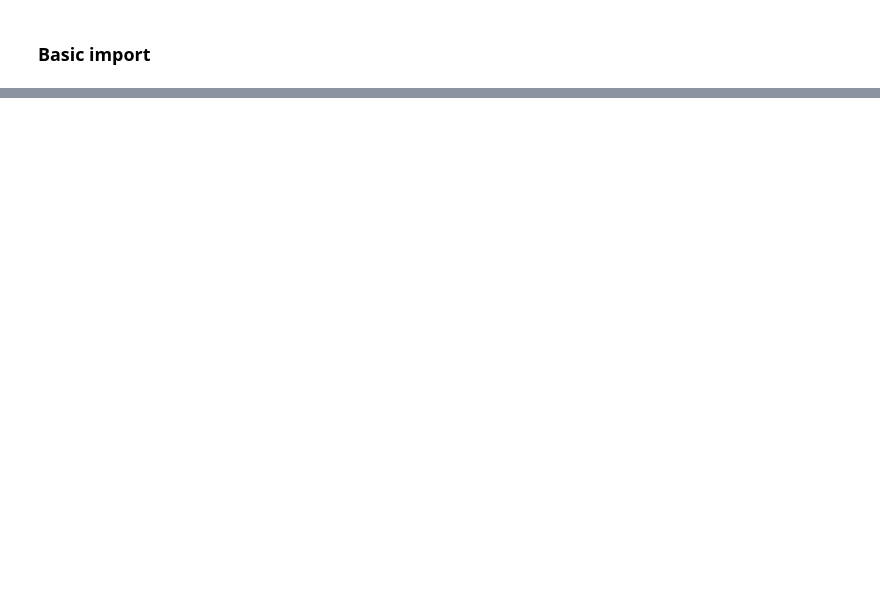
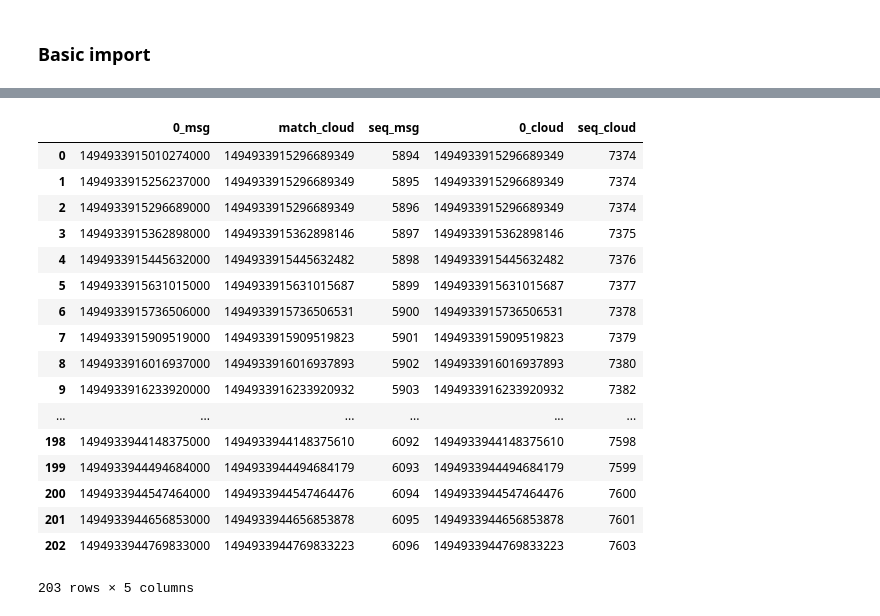
Before and after one commit to gbarrene/social_tracking, a Jupyter notebook: synchronization/Array_creation.ipynb, the cells around one changed output, grey strips where cells are left out. Drawn from its saved outputs; the diff is of its cells as text; code cells hidden in the pictures; blank space fills up the shorter version.

Commit message:
synchronization between cloud and msg - creation of a dataframe with index seq of msg and data seq of closest cloud

```diff
--- a/synchronization/Array_creation.ipynb
+++ b/synchronization/Array_creation.ipynb
@@ -57,0 +104,36 @@ SyntaxError: unexpected EOF while parsing (<ipython-input-55-7ab1b9760af2>, line
+# %%
+match_cloud= []
+for index, row in detect.iterrows():
+    #print index
+    #print row[0]
+    cloudSeqMatched = find_nearest(np.asarray(cloudTime), row[0])
+    match_cloud.append(cloudSeqMatched)
+# %%
+detect['match_cloud'] = match_cloud
+# %%
+detect['seq'] = detect.index
+# %%
+synchronize = pd.merge(detect, cloud, how='inner', left_on='match_cloud', right_on=0,
+         left_index=False, right_index=False, sort=True,
+         suffixes=('_msg', '_cloud'), copy=True, indicator=False)
+# %%
+synchronize
+# %% [output]
+|  | 0_msg | match_cloud | seq_msg | 0_cloud | seq_cloud |
+| 0 | 1494933915010274000 | 1494933915296689349 | 5894 | 1494933915296689349 | 7374 |
+| 1 | 1494933915256237000 | 1494933915296689349 | 5895 | 1494933915296689349 | 7374 |
+| 2 | 1494933915296689000 | 1494933915296689349 | 5896 | 1494933915296689349 | 7374 |
+| 3 | 1494933915362898000 | 1494933915362898146 | 5897 | 1494933915362898146 | 7375 |
+| 4 | 1494933915445632000 | 1494933915445632482 | 5898 | 1494933915445632482 | 7376 |
+| 5 | 1494933915631015000 | 1494933915631015687 | 5899 | 1494933915631015687 | 7377 |
+| 6 | 1494933915736506000 | 1494933915736506531 | 5900 | 1494933915736506531 | 7378 |
+| 7 | 1494933915909519000 | 1494933915909519823 | 5901 | 1494933915909519823 | 7379 |
+| 8 | 1494933916016937000 | 1494933916016937893 | 5902 | 1494933916016937893 | 7380 |
+| 9 | 1494933916233920000 | 1494933916233920932 | 5903 | 1494933916233920932 | 7382 |
+| ... | ... | ... | ... | ... | ... |
+| 198 | 1494933944148375000 | 1494933944148375610 | 6092 | 1494933944148375610 | 7598 |
+| 199 | 1494933944494684000 | 1494933944494684179 | 6093 | 1494933944494684179 | 7599 |
+| 200 | 1494933944547464000 | 1494933944547464476 | 6094 | 1494933944547464476 | 7600 |
+| 201 | 1494933944656853000 | 1494933944656853878 | 6095 | 1494933944656853878 | 7601 |
+| 202 | 1494933944769833000 | 1494933944769833223 | 6096 | 1494933944769833223 | 7603 |
+203 rows × 5 columns
```
Also changed, not shown: parts of 20 cells of this notebook.
